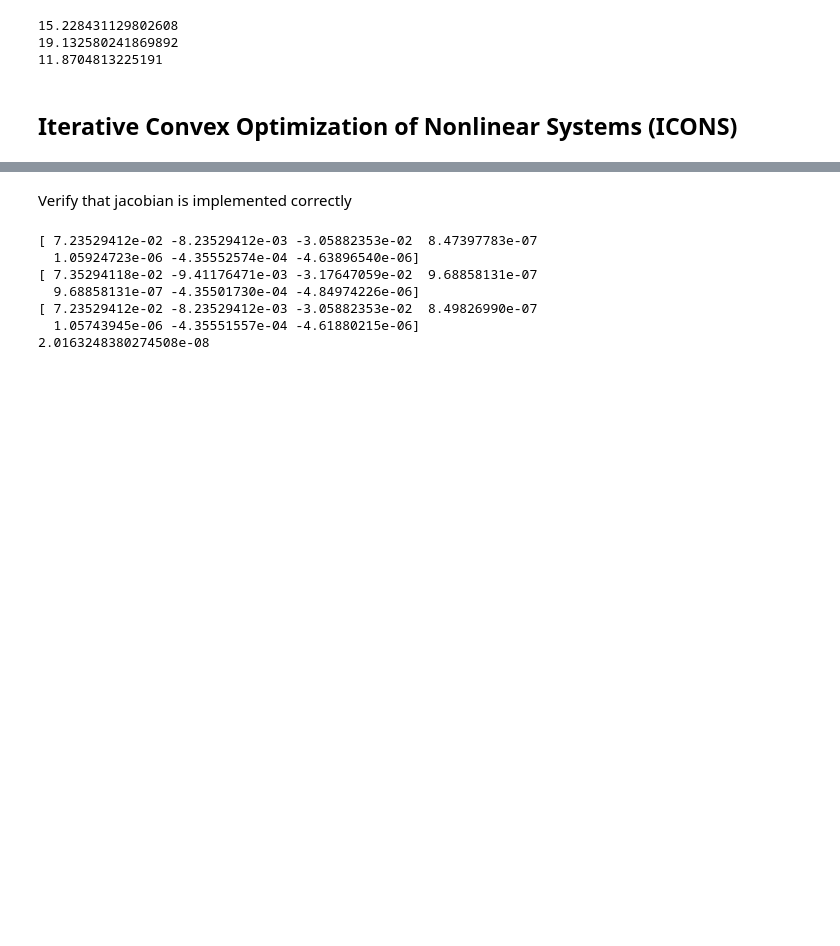
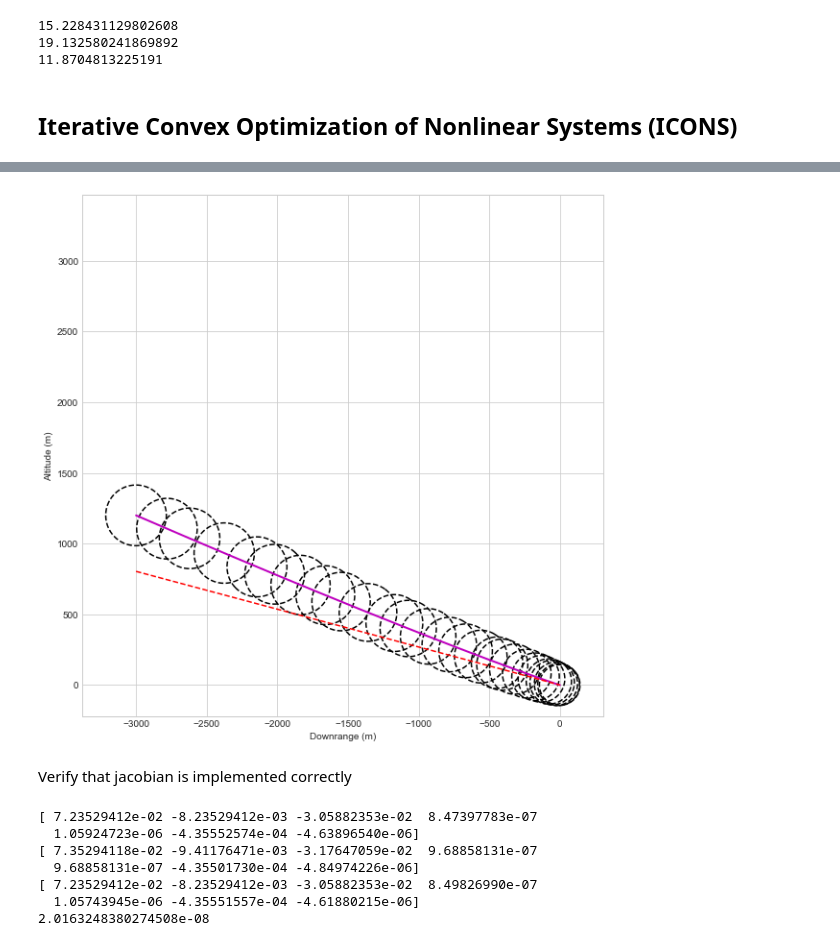
Before and after one commit to CDNoyes/EDL-Py, a Jupyter notebook: ConvexUpdate.ipynb, the cells around one changed output, grey strips where cells are left out. Cells and saved outputs as stored; diff of their text form; code cells hidden in the pictures; blank space fills up the shorter version.

```diff
--- a/ConvexUpdate.ipynb
+++ b/ConvexUpdate.ipynb
@@ -1181,3 +1222,16 @@ Fuel consumed = 1998.0 kg
+# %%
+plt.figure(1, figsize=(10,10))
+
+trajectory2d(x, z, Pxz, confidence_intervals=[0.9], plot_kws={'label': 'test', 'c': 'm', 'linewidth': 2}, downsample=5)
+plt.plot(x, (x**2+y**2)**0.5*np.tan(15*np.pi/180), 'r--', label="15 deg glide-slope constraint")
+
+plt.xlabel("Downrange (m)")
+plt.ylabel("Altitude (m)")
+plt.axis('square')
+
+plt.show()
+# %% [output]
+[figure, added]
 # %% [markdown]
 Verify that jacobian is implemented correctly
 # %%
```
Also changed, not shown: parts of 9 cells of this notebook, 3 other files.
